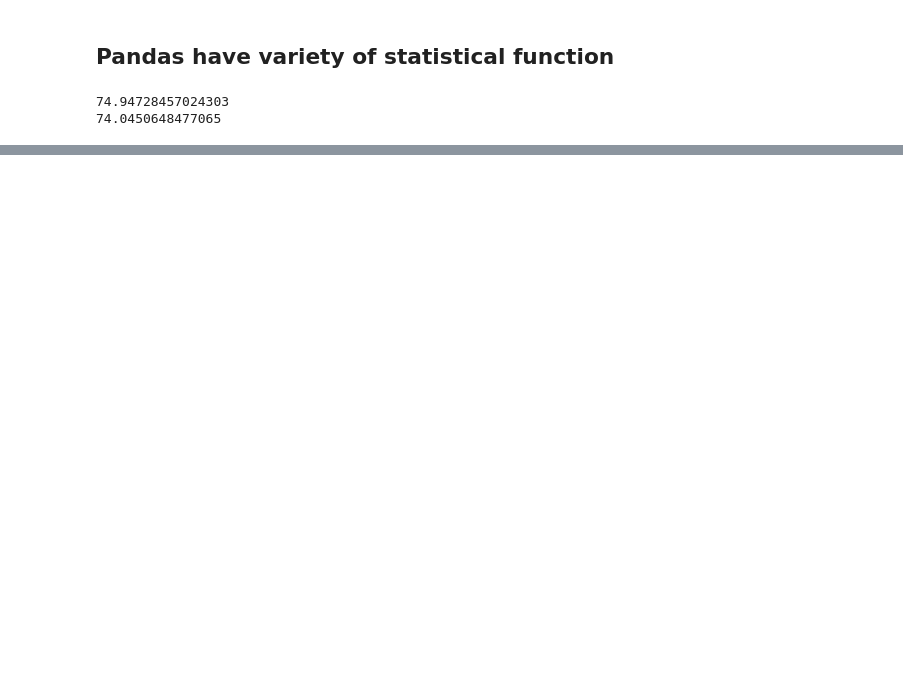
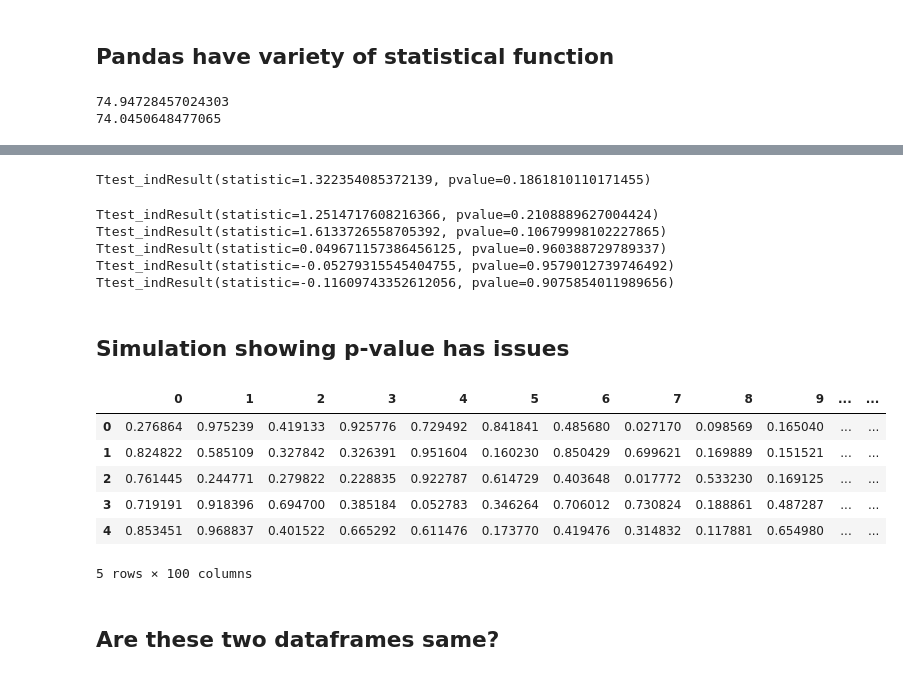
Before and after one commit to pahadiahimanshu/UMdatascience, a Jupyter notebook: Intro-to-DS/Week-4/Statical-testing-playground.ipynb, the cells around one changed output, grey strips where cells are left out. Drawn from its saved outputs; the diff is of its cells as text; code cells hidden in the pictures; blank space fills up the shorter version.

Commit message:
Statistical testing

```diff
--- a/Intro-to-DS/Week-4/Statical-testing-playground.ipynb
+++ b/Intro-to-DS/Week-4/Statical-testing-playground.ipynb
@@ -58,0 +72,4 @@ print(late_finisher['assignment1_grade'].mean())
+# %%
+ttest_ind(early_finisher['assignment1_grade'], late_finisher['assignment1_grade'])
+# %% [output]
+Ttest_indResult(statistic=1.322354085372139, pvalue=0.1861810110171455)
@@ -58,0 +80,25 @@ print(late_finisher['assignment1_grade'].mean())
+# %%
+print(ttest_ind(early_finisher['assignment2_grade'], late_finisher['assignment2_grade']))
+print(ttest_ind(early_finisher['assignment3_grade'], late_finisher['assignment3_grade']))
+print(ttest_ind(early_finisher['assignment4_grade'], late_finisher['assignment4_grade']))
+print(ttest_ind(early_finisher['assignment5_grade'], late_finisher['assignment5_grade']))
+print(ttest_ind(early_finisher['assignment6_grade'], late_finisher['assignment6_grade']))
+# %% [output]
+Ttest_indResult(statistic=1.2514717608216366, pvalue=0.2108889627004424)
+Ttest_indResult(statistic=1.6133726558705392, pvalue=0.10679998102227865)
+Ttest_indResult(statistic=0.049671157386456125, pvalue=0.960388729789337)
+Ttest_indResult(statistic=-0.05279315545404755, pvalue=0.9579012739746492)
+Ttest_indResult(statistic=-0.11609743352612056, pvalue=0.9075854011989656)
+# %% [markdown]
+## Simulation showing p-value has issues
+# %%
+df1 = pd.DataFrame([np.random.random(100) for x in range(100)])
+df1.head()
+# %% [output]
+|  | 0 | 1 | 2 | 3 | 4 | 5 | 6 | 7 | 8 | 9 | ... | ... |
+| 0 | 0.276864 | 0.975239 | 0.419133 | 0.925776 | 0.729492 | 0.841841 | 0.485680 | 0.027170 | 0.098569 | 0.165040 | ... | ... |
+| 1 | 0.824822 | 0.585109 | 0.327842 | 0.326391 | 0.951604 | 0.160230 | 0.850429 | 0.699621 | 0.169889 | 0.151521 | ... | ... |
+| 2 | 0.761445 | 0.244771 | 0.279822 | 0.228835 | 0.922787 | 0.614729 | 0.403648 | 0.017772 | 0.533230 | 0.169125 | ... | ... |
+| 3 | 0.719191 | 0.918396 | 0.694700 | 0.385184 | 0.052783 | 0.346264 | 0.706012 | 0.730824 | 0.188861 | 0.487287 | ... | ... |
+| 4 | 0.853451 | 0.968837 | 0.401522 | 0.665292 | 0.611476 | 0.173770 | 0.419476 | 0.314832 | 0.117881 | 0.654980 | ... | ... |
+5 rows × 100 columns
@@ -58,0 +107,2 @@ print(late_finisher['assignment1_grade'].mean())
+# %% [markdown]
+## Are these two dataframes same?
```
Also changed, not shown: parts of 10 cells of this notebook, 1 other file.
